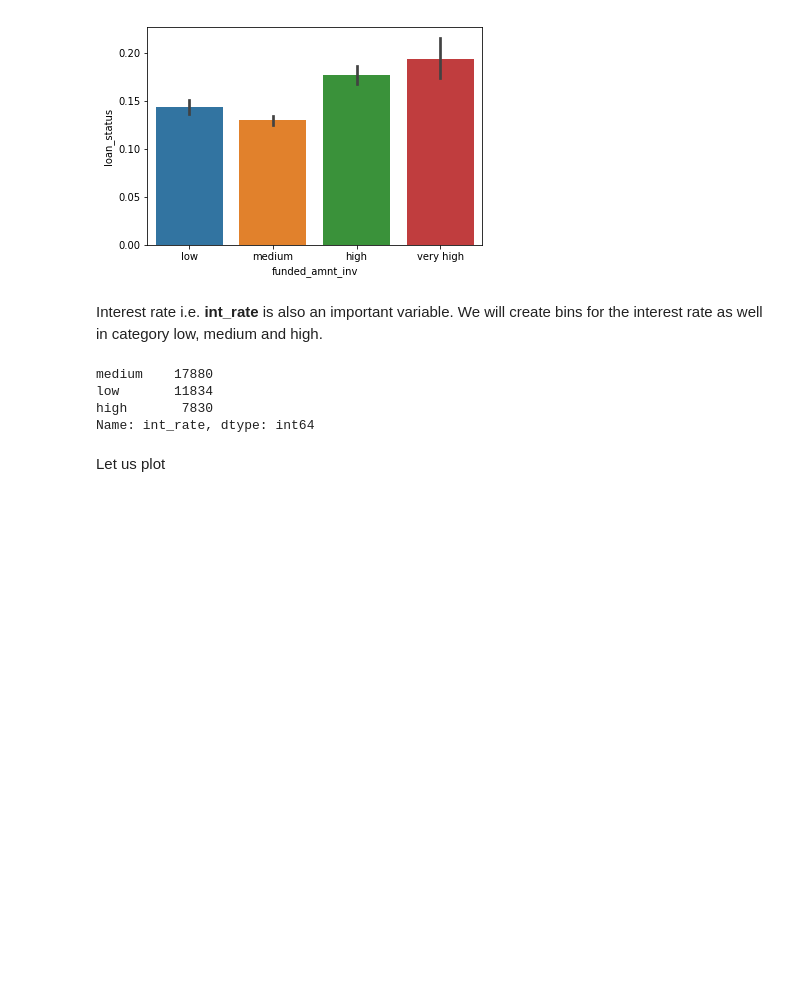
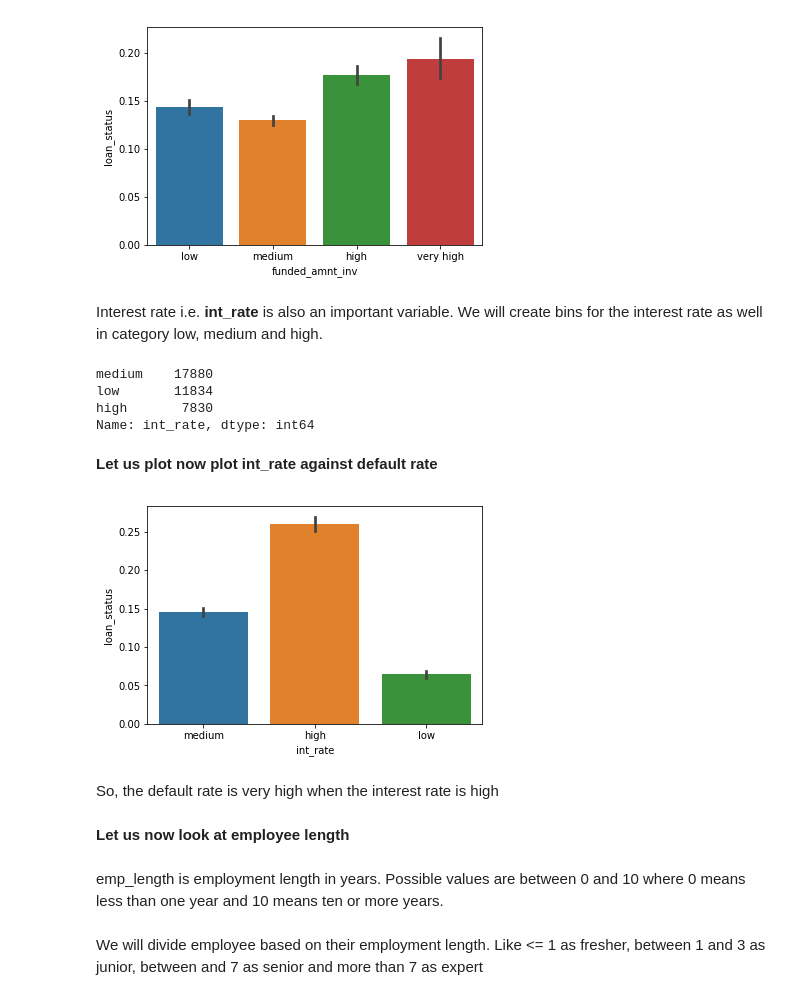
Before and after one commit to amnpandey/pgdml, a Jupyter notebook: LendingClub_assignment.ipynb, the cells around one changed output. Drawn from its saved outputs; the diff is of its cells as text; code cells hidden in the pictures; blank space fills up the shorter version.

```diff
--- a/LendingClub_assignment.ipynb
+++ b/LendingClub_assignment.ipynb
@@ -665,5 +667,17 @@ medium    17880
 low       11834
 high       7830
 Name: int_rate, dtype: int64
-# %% [markdown]
-Let us plot
+# %% [markdown]
+**Let us plot now plot int_rate against default rate**
+# %%
+plot_cat('int_rate')
+# %% [output]
+[figure, added]
+# %% [markdown]
+So, the default rate is very high when the interest rate is high
+# %% [markdown]
+**Let us now look at employee length**
+# %% [markdown]
+emp_length is employment length in years. Possible values are between 0 and 10 where 0 means less than one year and 10 means ten or more years.
+# %% [markdown]
+We will divide employee based on their employment length. Like <= 1 as fresher, between 1 and 3 as junior, between and 7 as senior and more than 7 as expert
```
Also changed, not shown: parts of 19 cells of this notebook.
